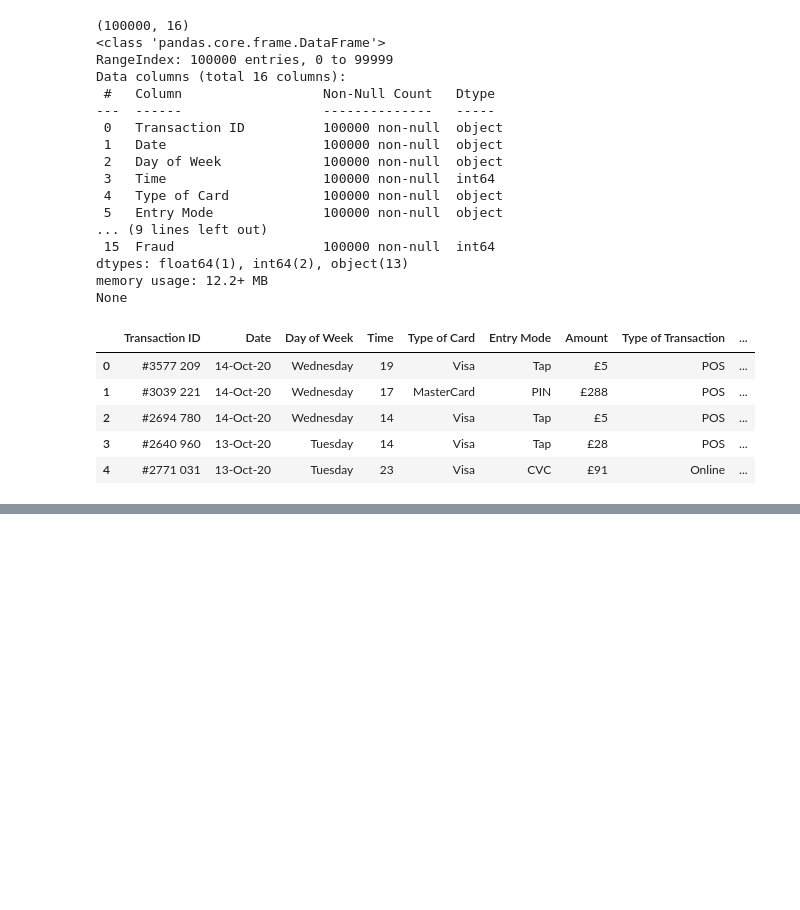
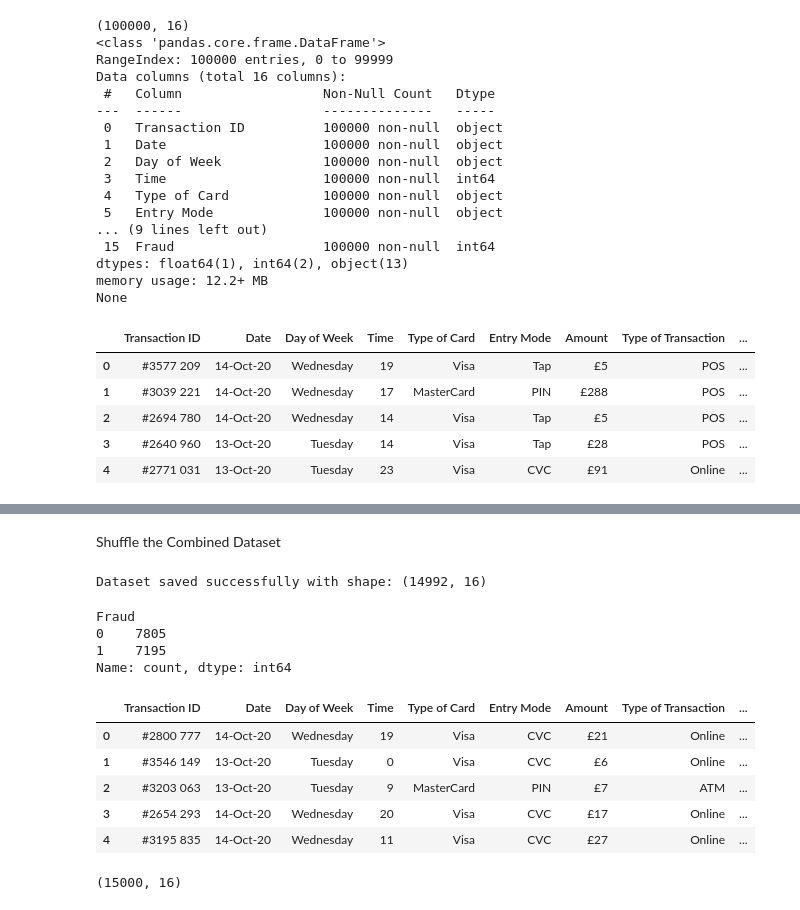
Before and after one commit to prabathiya2002/CreditCardFraudProject, a Jupyter notebook: notebooks/preprocessing.ipynb, the cells around one changed output, grey strips where cells are left out. Drawn from its saved outputs; the diff is of its cells as text; code cells hidden in the pictures; blank space fills up the shorter version.

Commit message:
Initial project upload with preprocessing

```diff
--- a/notebooks/preprocessing.ipynb
+++ b/notebooks/preprocessing.ipynb
@@ -57,0 +200,3 @@ None
+# %%
+fraud_df = df[df['Fraud'] == 1]
+non_fraud_df = df[df['Fraud'] == 0]
@@ -57,0 +205,41 @@ None
+# %%
+
+non_fraud_sample = non_fraud_df.sample(n=7805, random_state=42)
+newDf = pd.concat([fraud_df, non_fraud_sample])
+# %% [markdown]
+Shuffle the Combined Dataset
+# %%
+ newDf= newDf.sample(frac=1, random_state=42).reset_index(drop=True)
+# %%
+import os
+
+# Create "data" folder if not exist
+os.makedirs("data", exist_ok=True)
+
+# Now save the file
+newDf.to_csv("C:\D_Drive\DLproject\CreditCardFraudProject\data\CreditCardData_15000.csv", index=False)
+
+print("Dataset saved successfully with shape:", newDf.shape)
+# %% [output]
+Dataset saved successfully with shape: (14992, 16)
+# %%
+# Verify new distribution
+newDf['Fraud'].value_counts()
+# %% [output]
+Fraud
+0    7805
+1    7195
+Name: count, dtype: int64
+# %%
+newDf.head()
+# %% [output]
+|  | Transaction ID | Date | Day of Week | Time | Type of Card | Entry Mode | Amount | Type of Transaction | ... |
+| 0 | #2800 777 | 14-Oct-20 | Wednesday | 19 | Visa | CVC | £21 | Online | ... |
+| 1 | #3546 149 | 13-Oct-20 | Tuesday | 0 | Visa | CVC | £6 | Online | ... |
+| 2 | #3203 063 | 13-Oct-20 | Tuesday | 9 | MasterCard | PIN | £7 | ATM | ... |
+| 3 | #2654 293 | 14-Oct-20 | Wednesday | 20 | Visa | CVC | £17 | Online | ... |
+| 4 | #3195 835 | 14-Oct-20 | Wednesday | 11 | Visa | CVC | £27 | Online | ... |
+# %%
+newDf.shape
+# %% [output]
+(15000, 16)
```
Also changed, not shown: parts of 31 cells of this notebook, 1 other file.
